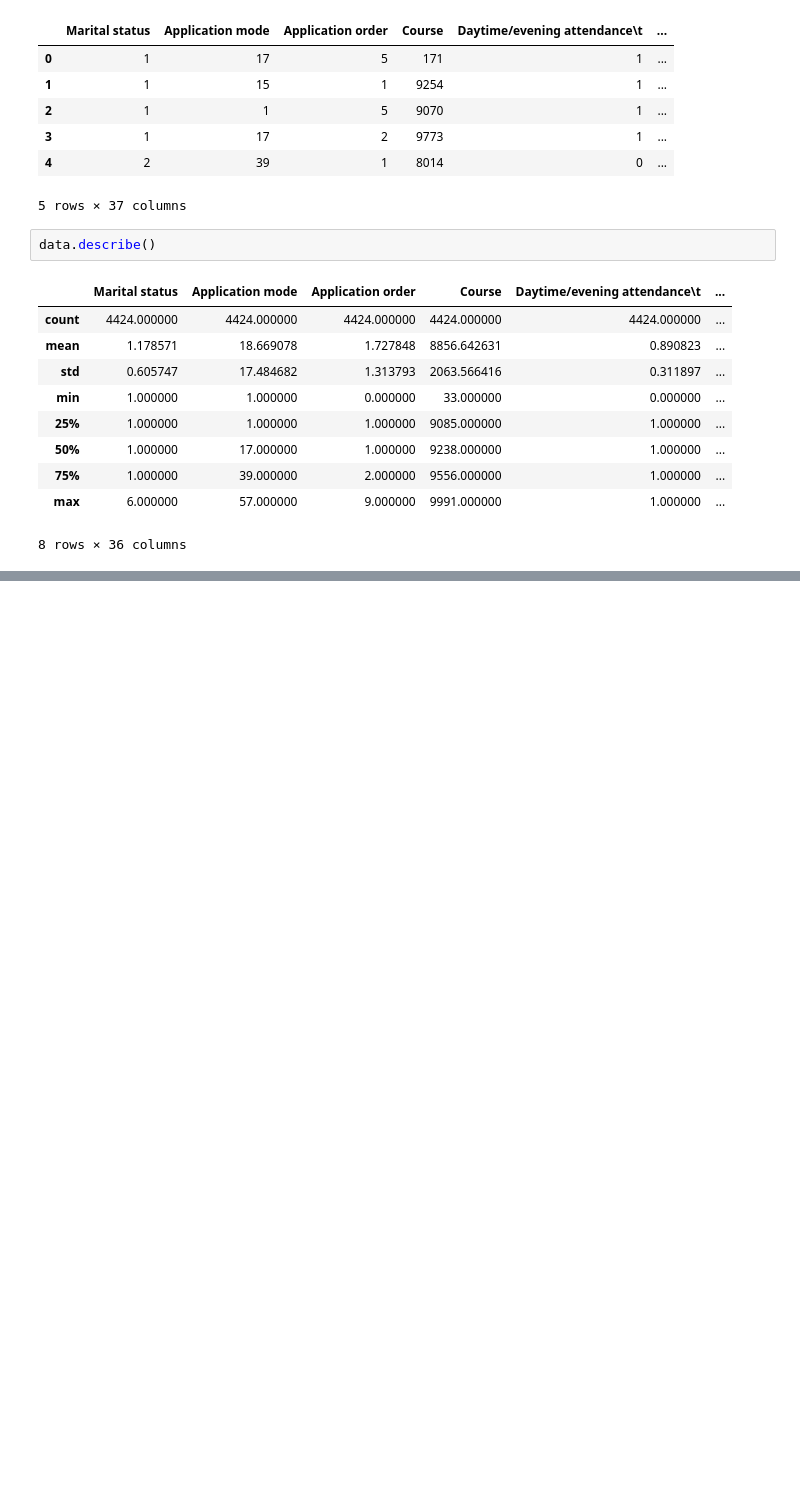
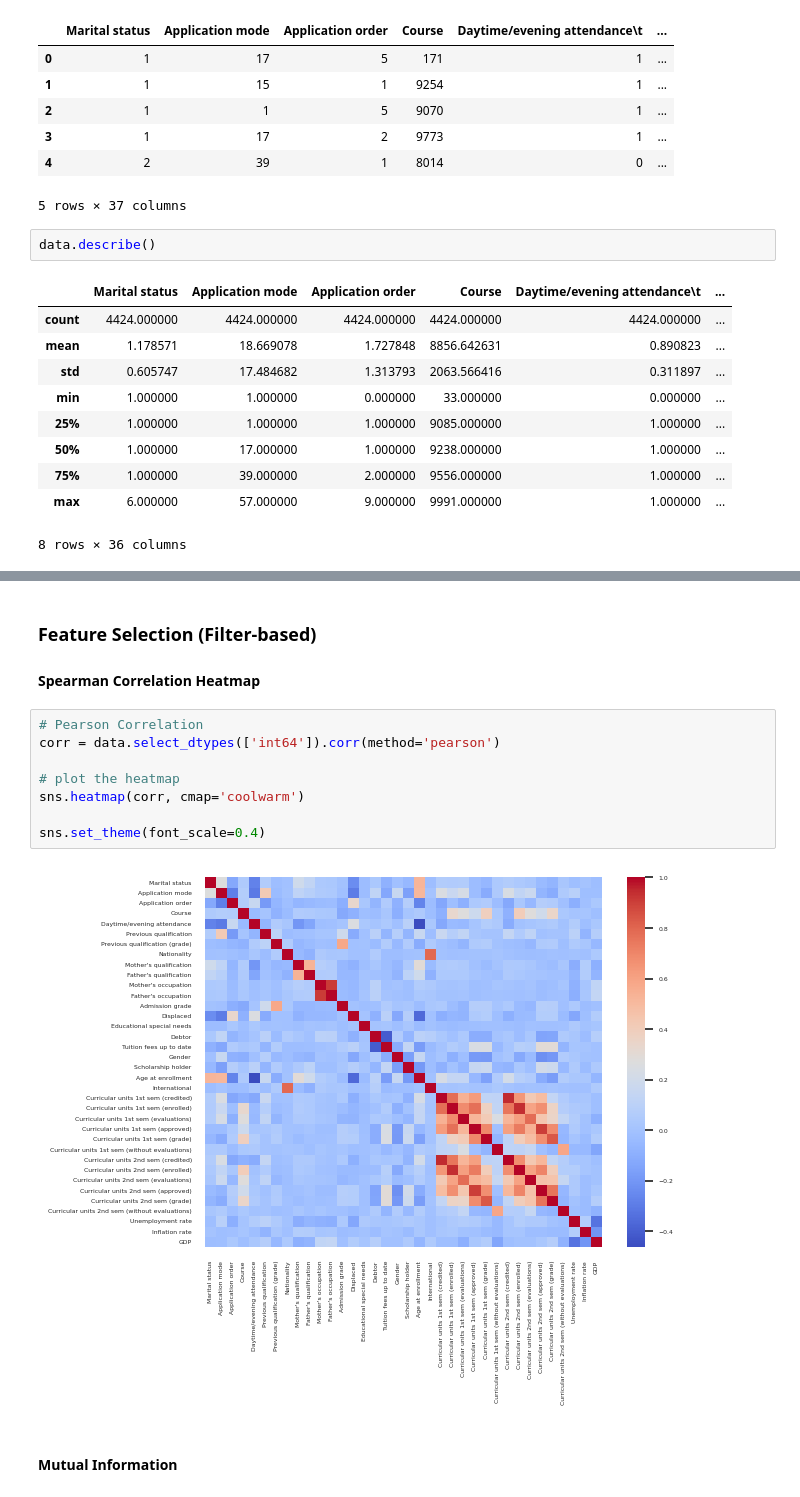
Before and after one commit to MSC-DS-Y1/Applied-Machine-Learning-Project, a Jupyter notebook: src/dataset/data_cleaning.ipynb, the cells around one changed output, grey strips where cells are left out. Cells and saved outputs as stored; diff of their text form; blank space fills up the shorter version.

```diff
--- a/src/dataset/data_cleaning.ipynb
+++ b/src/dataset/data_cleaning.ipynb
@@ -28,0 +104,15 @@ data.describe()
+# %% [markdown]
+### Feature Selection (Filter-based)
+#### Spearman Correlation Heatmap
+# %%
+# Pearson Correlation
+corr = data.select_dtypes(['int64']).corr(method='pearson')
+
+# plot the heatmap
+sns.heatmap(corr, cmap='coolwarm')
+
+sns.set_theme(font_scale=0.4)
+# %% [output]
+[figure, added]
+# %% [markdown]
+#### Mutual Information
```
Also changed, not shown: parts of 15 cells of this notebook.
